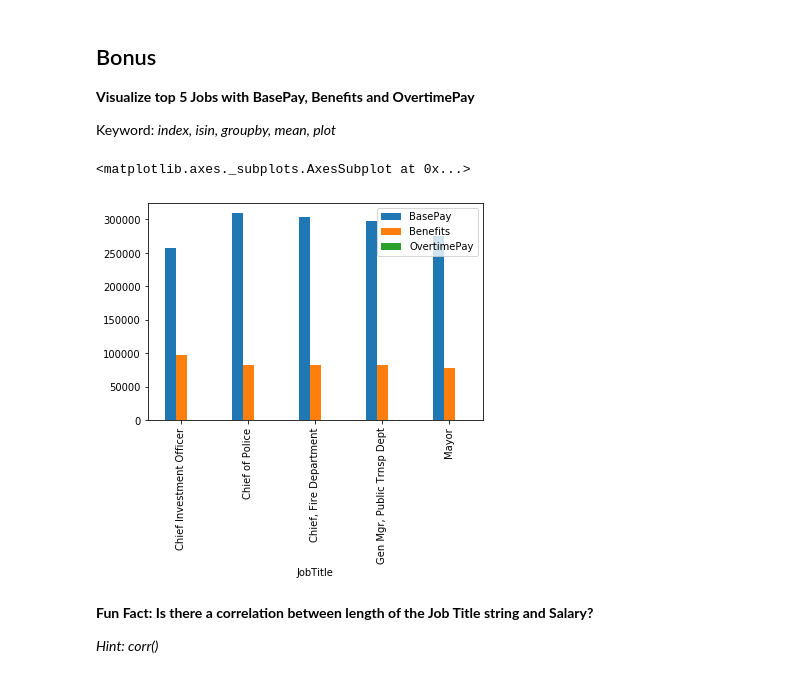
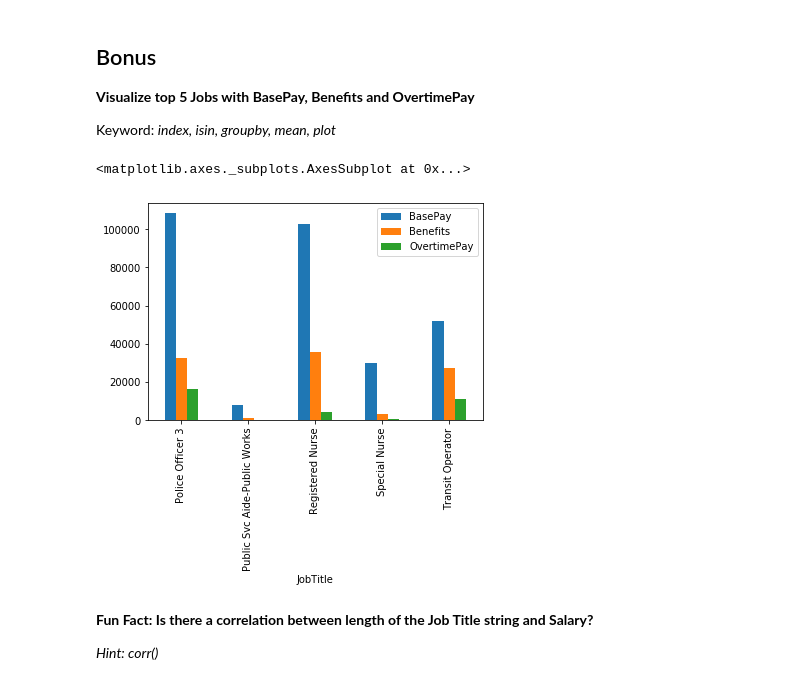
Before and after one commit to hoa2000kxpt/DEV-C_Exercises, a Jupyter notebook: ĐINH_KHẮC_QUÝ_Week_2_Assignment.ipynb, the cells around one changed output. Saved outputs shown, nothing was run; the diff lists cells and outputs as text; code cells hidden in the pictures.

Commit message:
update solution

```diff
--- a/ĐINH_KHẮC_QUÝ_Week_2_Assignment.ipynb
+++ b/ĐINH_KHẮC_QUÝ_Week_2_Assignment.ipynb
@@ -250,15 +250,17 @@ Keyword: *index, isin, groupby, mean, plot*
 # %%
 # Your Code Here
 sal["Target_Pay"] = sal["BasePay"] + sal["Benefits"] + sal["OvertimePay"]
-top5_job = sal.groupby("JobTitle")["Target_Pay"].mean().nlargest(5) #use mean for fairness
+##5 jobs have the largest mean of BasePay, Benefits, and OvertimePay
+# top5_job = sal.groupby("JobTitle")["Target_Pay"].mean().nlargest(5) #use mean for fairness
 ##Solution1: visualize the mean of BasePay, Benefits, and OvertimePay for each JobTitle
 # top5_job.plot(kind="bar")
 ##Solution2: 5 jobs appear at the top of dataset.
 # index_top5job = sal["JobTitle"].isin(sal["JobTitle"].unique()[:5])
-##Solution3: 5 jobs have the largest mean of BasePay, Benefits, and OvertimePay
-index_top5job = sal["JobTitle"].isin(top5_job.index)
+##Solution3: 5 jobs based on mode
+top_5 = sal['JobTitle'].value_counts().head()
+index_top5job = sal["JobTitle"].isin(top_5.index)
 mean_attrs = sal[index_top5job].groupby("JobTitle")["BasePay", "Benefits", "OvertimePay"].mean()
 mean_attrs.plot(kind="bar")
 # %% [output]
 <matplotlib.axes._subplots.AxesSubplot at 0x...>
-[figure, old version]
+[figure, new version]
```
Also changed, not shown: parts of 1 cell of this notebook.
